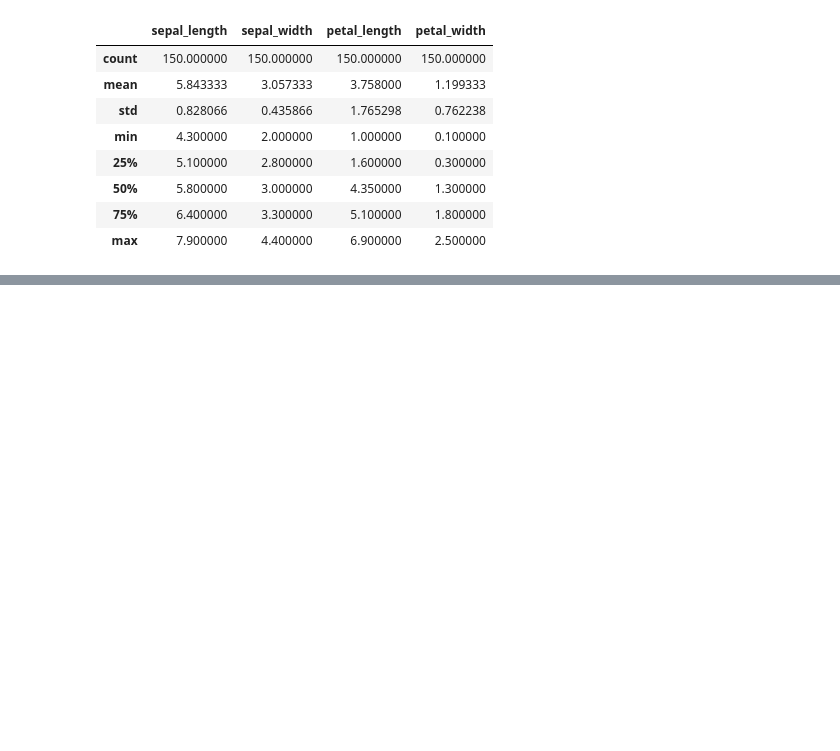
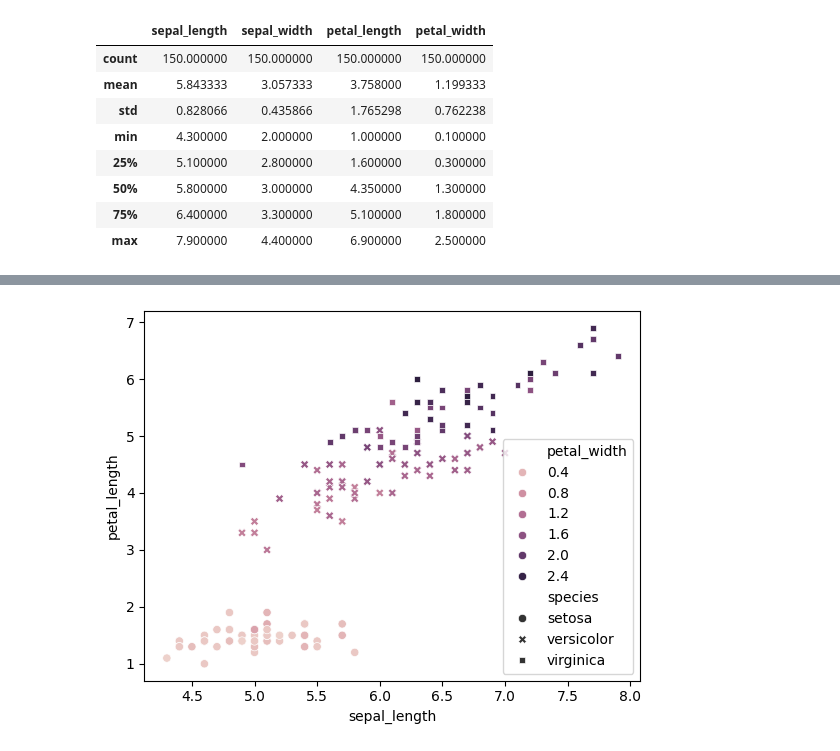
Before and after one commit to ftmshifa777/Seaborn-Visualization, a Jupyter notebook: Data_Visualization_Iris_Dataset.ipynb, the cells around one changed output, grey strips where cells are left out. Cells and saved outputs as stored; diff of their text form; code cells hidden in the pictures; blank space fills up the shorter version.

```diff
--- a/Data_Visualization_Iris_Dataset.ipynb
+++ b/Data_Visualization_Iris_Dataset.ipynb
@@ -41,0 +48,5 @@ sns.scatterplot(data=df,x='sepal_length',y='petal_length',color='Magenta',edgeco
+# %%
+sns.scatterplot(data=df,x='sepal_length',y='petal_length',style='species',hue='petal_width')
+plt.show()
+# %% [output]
+[figure, added]
```
Also changed, not shown: parts of 2 cells of this notebook.
